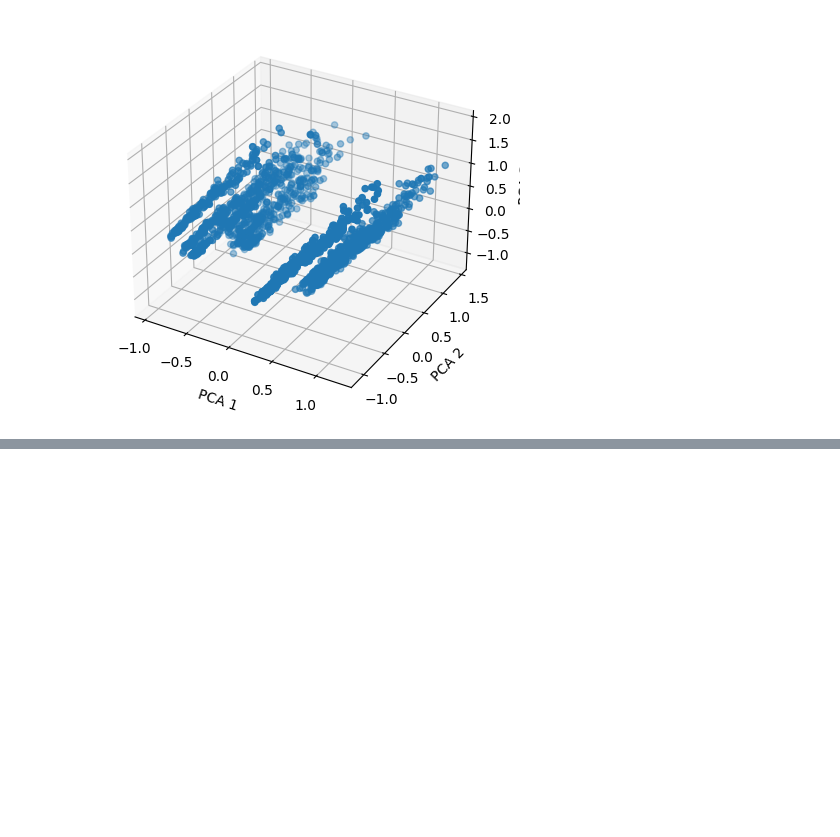
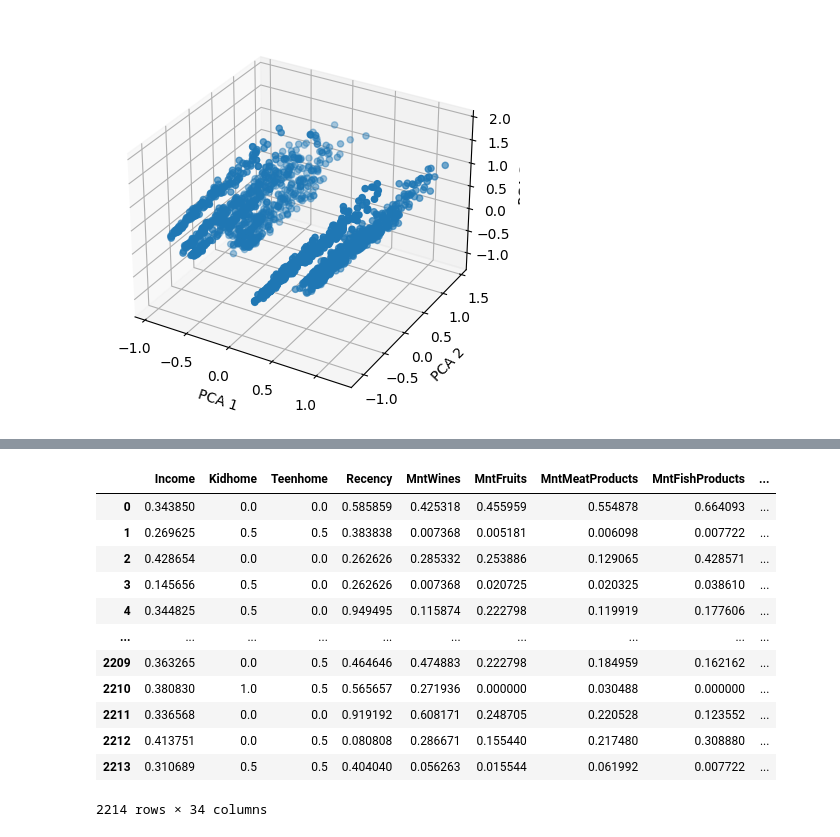
Before and after one commit to parikshitshinge/customer-personality-segmentation, a Jupyter notebook: notebooks/02 - Segmentation.ipynb, the cells around one changed output, grey strips where cells are left out. Saved outputs shown, nothing was run; the diff lists cells and outputs as text; code cells hidden in the pictures; blank space fills up the shorter version.

```diff
--- a/notebooks/02 - Segmentation.ipynb
+++ b/notebooks/02 - Segmentation.ipynb
@@ -182,0 +286,15 @@ plt.show()
+# %%
+start = datetime.now()
+print("DBSCAN started")
+dbscan = DBSCAN(eps=1.5, min_samples=10)
+dbscan.fit(data)
+print("DBSCAN completed. Time taken: {0}".format(datetime.now()-start))
+labels = dbscan.labels_
+data['DBSCAN_Cluster'] = labels
+
+# Number of clusters in labels, ignoring noise if present.
+n_clusters_ = len(set(labels)) - (1 if -1 in labels else 0)
+n_noise_ = list(labels).count(-1)
+
+print("Estimated number of clusters: %d" % n_clusters_)
+print("Estimated number of noise points: %d" % n_noise_)
@@ -182,0 +328,16 @@ plt.show()
+# %%
+data
+# %% [output]
+|  | Income | Kidhome | Teenhome | Recency | MntWines | MntFruits | MntMeatProducts | MntFishProducts | ... |
+| 0 | 0.343850 | 0.0 | 0.0 | 0.585859 | 0.425318 | 0.455959 | 0.554878 | 0.664093 | ... |
+| 1 | 0.269625 | 0.5 | 0.5 | 0.383838 | 0.007368 | 0.005181 | 0.006098 | 0.007722 | ... |
+| 2 | 0.428654 | 0.0 | 0.0 | 0.262626 | 0.285332 | 0.253886 | 0.129065 | 0.428571 | ... |
+| 3 | 0.145656 | 0.5 | 0.0 | 0.262626 | 0.007368 | 0.020725 | 0.020325 | 0.038610 | ... |
+| 4 | 0.344825 | 0.5 | 0.0 | 0.949495 | 0.115874 | 0.222798 | 0.119919 | 0.177606 | ... |
+| ... | ... | ... | ... | ... | ... | ... | ... | ... | ... |
+| 2209 | 0.363265 | 0.0 | 0.5 | 0.464646 | 0.474883 | 0.222798 | 0.184959 | 0.162162 | ... |
+| 2210 | 0.380830 | 1.0 | 0.5 | 0.565657 | 0.271936 | 0.000000 | 0.030488 | 0.000000 | ... |
+| 2211 | 0.336568 | 0.0 | 0.0 | 0.919192 | 0.608171 | 0.248705 | 0.220528 | 0.123552 | ... |
+| 2212 | 0.413751 | 0.0 | 0.5 | 0.080808 | 0.286671 | 0.155440 | 0.217480 | 0.308880 | ... |
+| 2213 | 0.310689 | 0.5 | 0.5 | 0.404040 | 0.056263 | 0.015544 | 0.061992 | 0.007722 | ... |
+2214 rows × 34 columns
```
Also changed, not shown: parts of 18 cells of this notebook.
